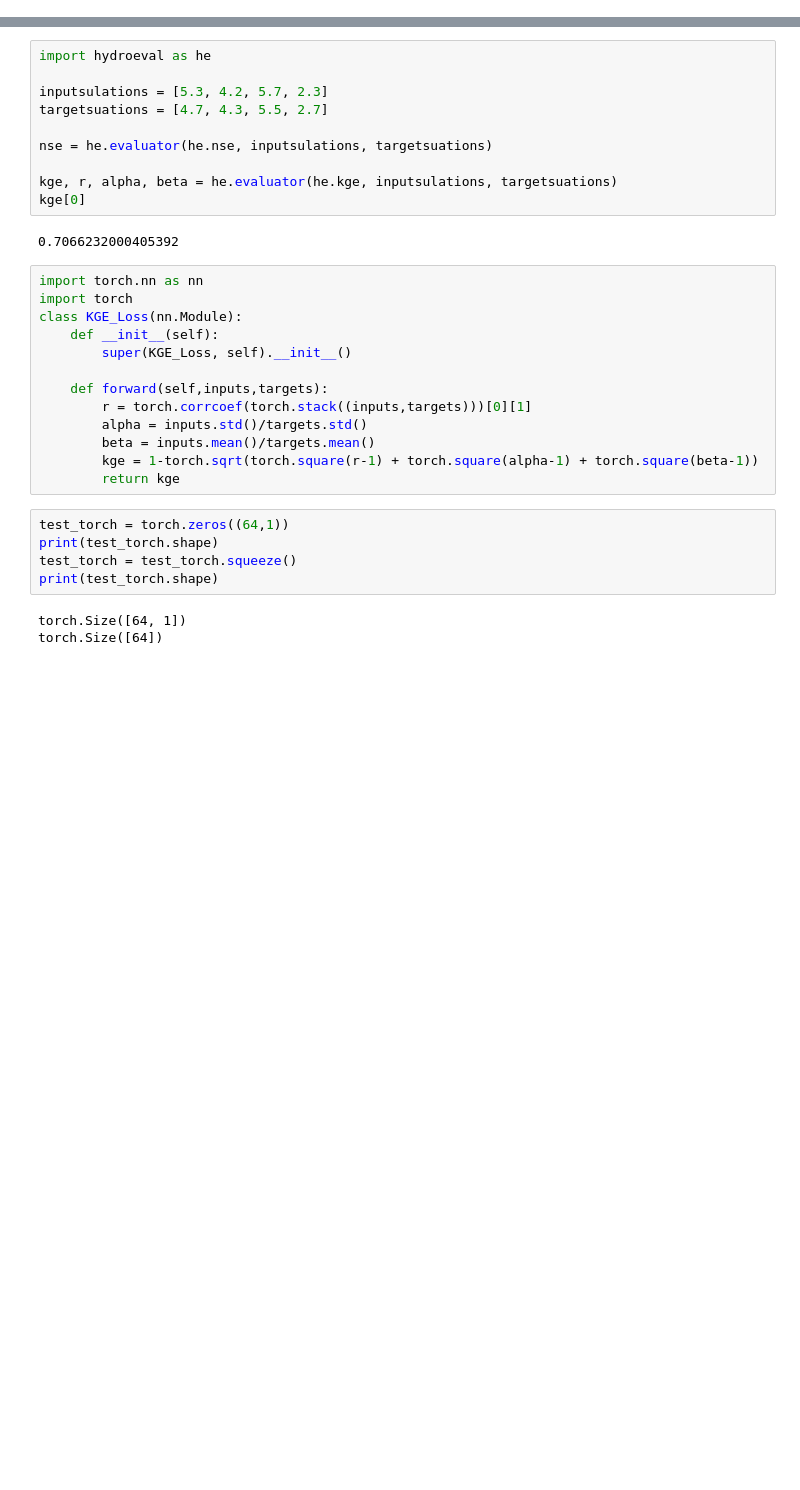
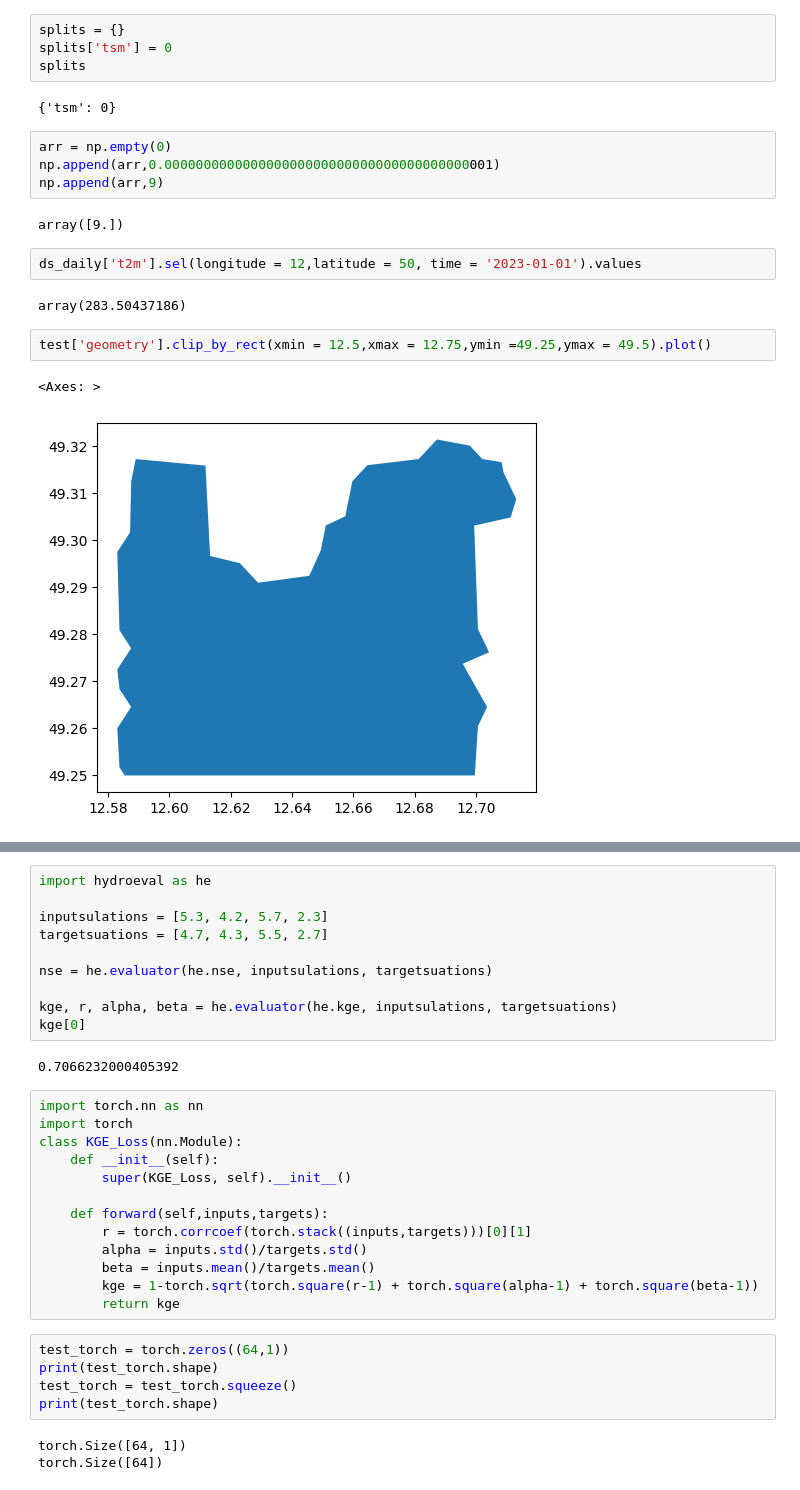
Before and after one commit to henrifnk/Seminar_ClimateNStatistics, a Jupyter notebook: work/07-hydroLSTM/notebooks/ERA5_testing.ipynb, the cells around one changed output, grey strips where cells are left out. Saved outputs shown, nothing was run; the diff lists cells and outputs as text; blank space fills up the shorter version.

```diff
--- a/work/07-hydroLSTM/notebooks/ERA5_testing.ipynb
+++ b/work/07-hydroLSTM/notebooks/ERA5_testing.ipynb
@@ -19,0 +122,21 @@ Attributes:
+# %%
+splits = {}
+splits['tsm'] = 0
+splits
+# %% [output]
+{'tsm': 0}
+# %%
+arr = np.empty(0)
+np.append(arr,0.000000000000000000000000000000000000000001)
+np.append(arr,9)
+# %% [output]
+array([9.])
+# %%
+ds_daily['t2m'].sel(longitude = 12,latitude = 50, time = '2023-01-01').values
+# %% [output]
+array(283.50437186)
+# %%
+test['geometry'].clip_by_rect(xmin = 12.5,xmax = 12.75,ymin =49.25,ymax = 49.5).plot()
+# %% [output]
+<Axes: >
+[figure, added]
```
Also changed, not shown: parts of 18 cells of this notebook, 7 other files.
